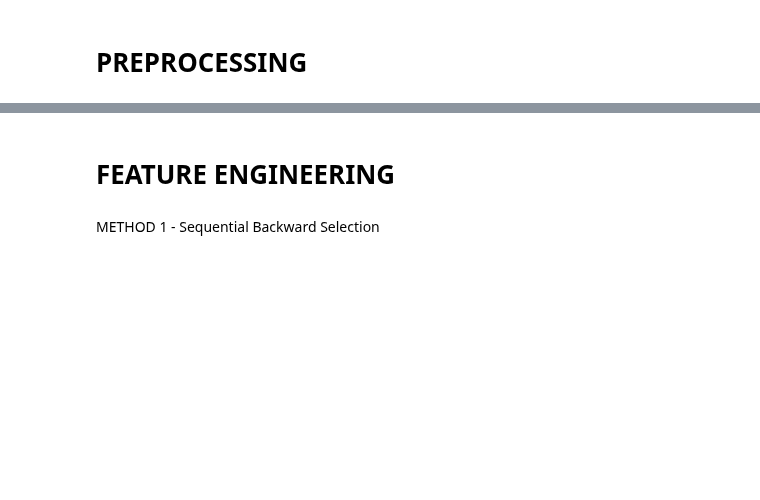
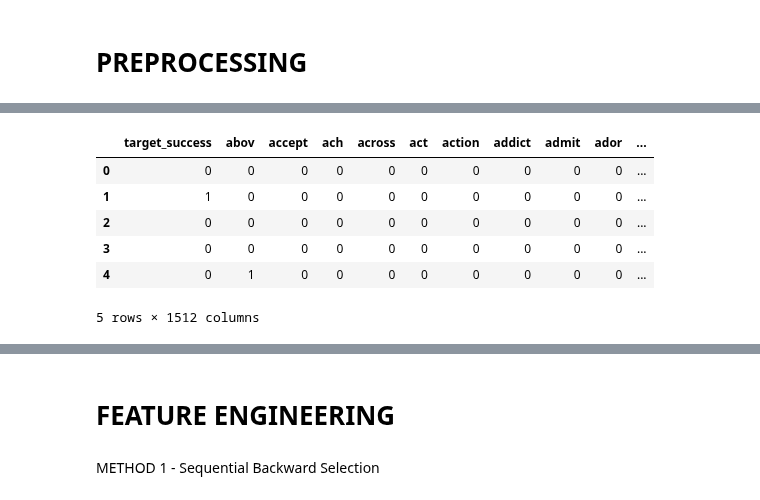
Before and after one commit to jwade688/platinum_lyric_project, a Jupyter notebook: ML/ML_model_v3.ipynb, the cells around one changed output, grey strips where cells are left out. Saved outputs shown, nothing was run; the diff lists cells and outputs as text; code cells hidden in the pictures; blank space fills up the shorter version.

```diff
--- a/ML/ML_model_v3.ipynb
+++ b/ML/ML_model_v3.ipynb
@@ -70,13 +112,21 @@ lyrics_only_df.head()
 # %%
 # Remove some noisy features found through previous runs of the model
-lyrics_only_df.drop(columns=["que","the","ooh","con","tri","una",
+lyrics_only_df.drop(columns=["ooh","con","tri","una",
                             "por","noth","mai","whi","como","qui",
                             "qui", "das", "doe", "der", "des", "dan",
                              "che", "mani", "vida", "mit", "pas", "per",
                              "cos", "dri", "mir", "nos", "dir", "poi", "voi",
                              "och", "ver", "mari", "har", "doo", "ima"],
                     axis=1,inplace=True)
 lyrics_only_df.head()
+# %% [output]
+|  | target_success | abov | accept | ach | across | act | action | addict | admit | ador | ... |
+| 0 | 0 | 0 | 0 | 0 | 0 | 0 | 0 | 0 | 0 | 0 | ... |
+| 1 | 1 | 0 | 0 | 0 | 0 | 0 | 0 | 0 | 0 | 0 | ... |
+| 2 | 0 | 0 | 0 | 0 | 0 | 0 | 0 | 0 | 0 | 0 | ... |
+| 3 | 0 | 0 | 0 | 0 | 0 | 0 | 0 | 0 | 0 | 0 | ... |
+| 4 | 0 | 1 | 0 | 0 | 0 | 0 | 0 | 0 | 0 | 0 | ... |
+5 rows × 1512 columns
 # %%
 # Get data types
 for dtype in lyrics_only_df.dtypes:
```
Also changed, not shown: parts of 45 cells of this notebook.
